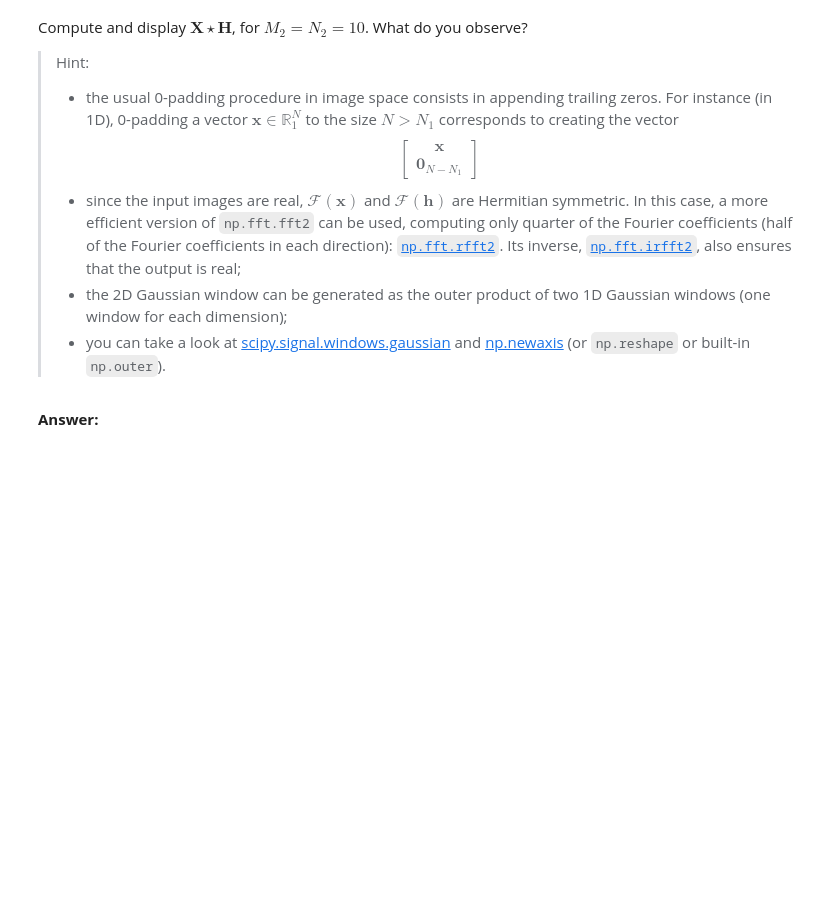
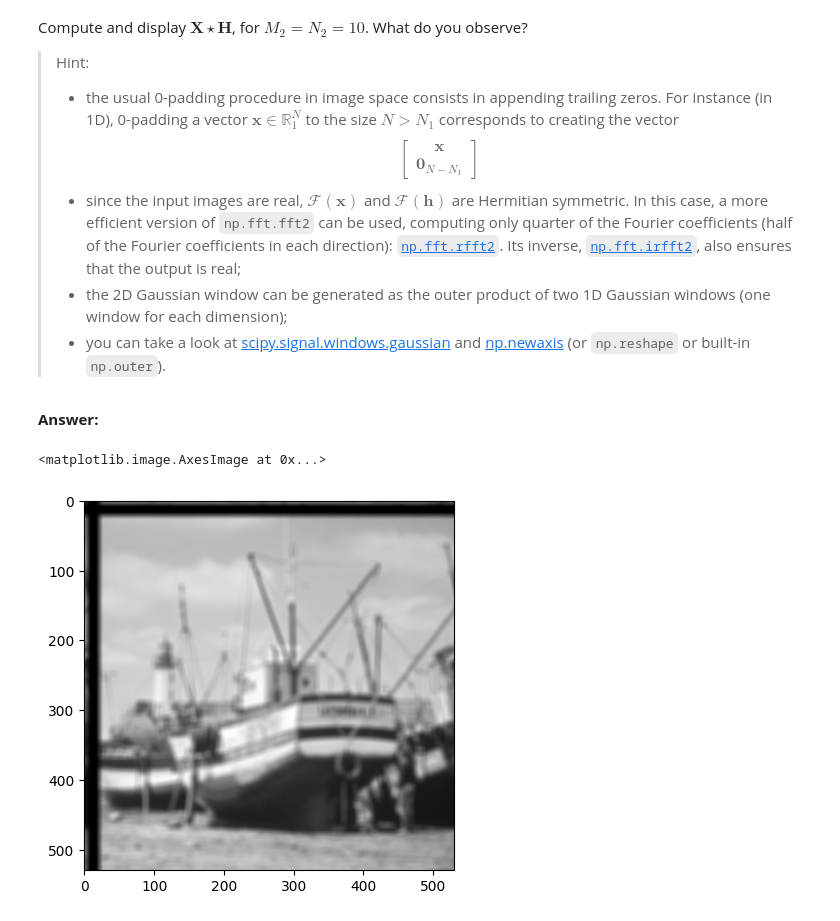
Before and after one commit to Ptiroro/python_sdia, a Jupyter notebook: Labs/Lab3/lab3.ipynb, the cells around one changed output. Cells and saved outputs as stored; diff of their text form; code cells hidden in the pictures; blank space fills up the shorter version.

```diff
--- a/Labs/Lab3/lab3.ipynb
+++ b/Labs/Lab3/lab3.ipynb
@@ -340,0 +332,28 @@ Compute and display $\mathbf{X} \star \mathbf{H}$, for $M_2 = N_2 = 10$. What do
+# %%
+# your code
+import scipy
+
+M1, N1 = X.shape
+M2, N2 = 10, 10
+M, N = M1 + M2 - 1, N1 + N2 - 1
+sig_x, sig_y = 10, 10
+
+wy = scipy.signal.windows.gaussian(M2, sig_y)
+wx = scipy.signal.windows.gaussian(N2, sig_x)
+
+H = np.outer(wy, wx)
+
+P1 = np.pad(X, [M - M1, N - N1])
+P2 = np.pad(H, [N - N1, N - N2])
+
+FP1 = np.fft.rfft2(P1)
+FP2 = np.fft.rfft2(P2)
+
+Had = np.multiply(FP1, FP2)
+
+XH_conv = np.fft.irfft2(Had)
+
+plt.imshow(XH_conv, 'gray')
+# %% [output]
+<matplotlib.image.AxesImage at 0x...>
+[figure, added]
```
Also changed, not shown: parts of 3 cells of this notebook.
